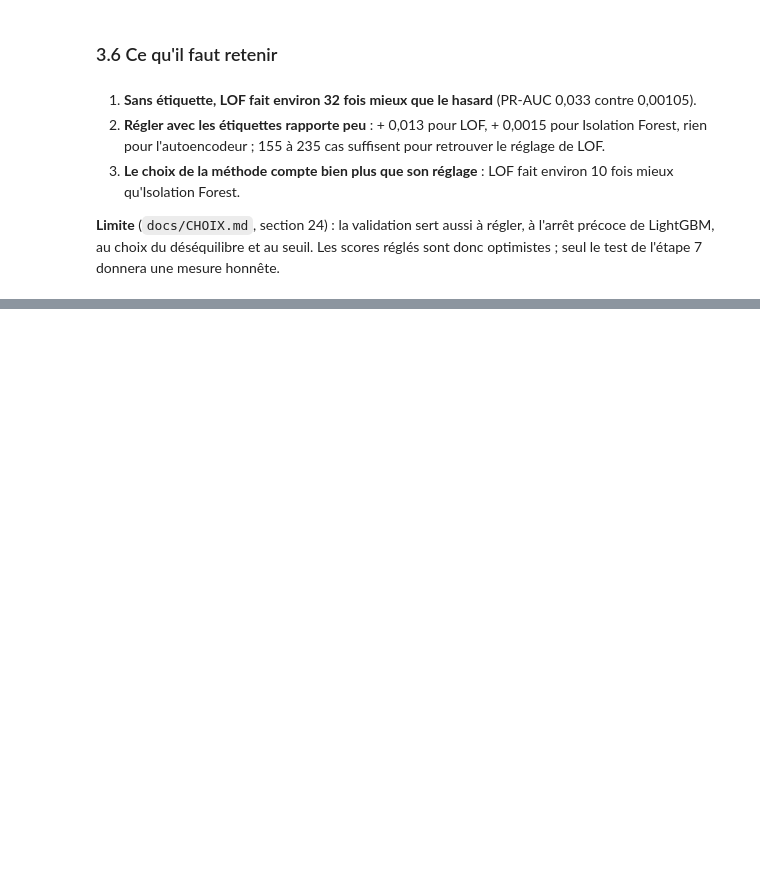
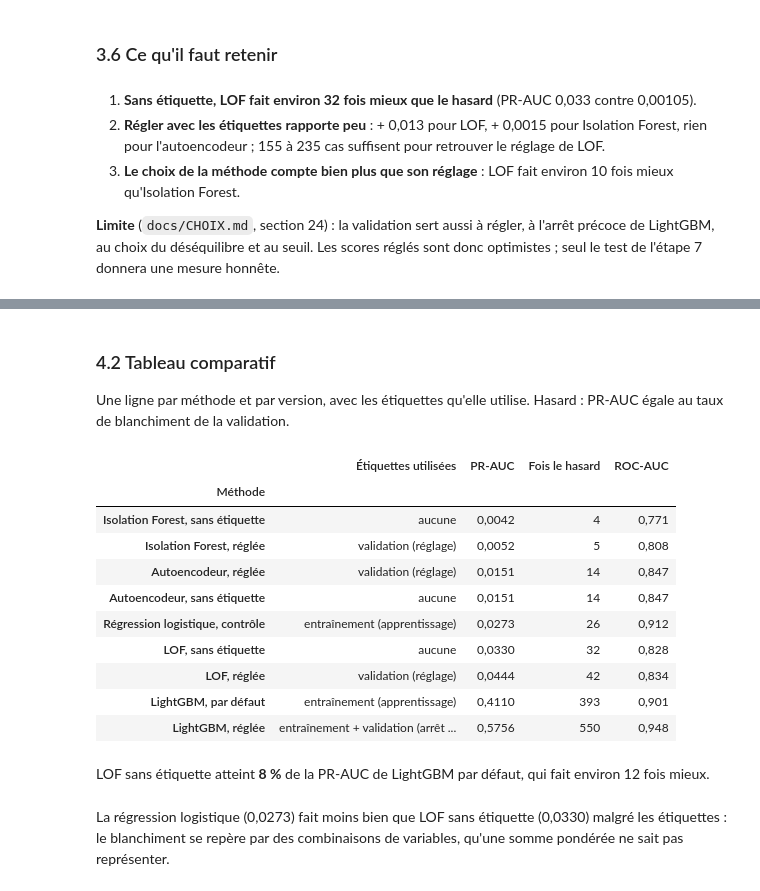
Before and after one commit to aljene307/aml-detection-xai, a Jupyter notebook: notebooks/projet_aml.ipynb, the cells around one changed output, grey strips where cells are left out. Cells and saved outputs as stored; diff of their text form; code cells hidden in the pictures; blank space fills up the shorter version.

```diff
--- a/notebooks/projet_aml.ipynb
+++ b/notebooks/projet_aml.ipynb
@@ -1120,0 +1140,21 @@ note(
+# %%
+supervise = [json.loads(l) for l in (MEASURES_DIR / "supervise.jsonl").read_text(encoding="utf-8").splitlines() if l]
+desequilibre = lire("desequilibre.json")
+NOMS_OPTIONS = {"aucun": "aucun traitement", "poids": "poids", "sous_echantillonnage": "sous-échantillonnage"}
+gagnes = {c["option"]: c["part_des_tirages_meilleure"] for c in desequilibre["comparaisons"]}
+lignes = {}
+for r in supervise:
+    if r["phase"] == "desequilibre":
+        bas, haut = desequilibre["pr_auc_intervalle_95"][r["option"]]
+        lignes[NOMS_OPTIONS[r["option"]]] = {
+            "Lignes apprises": fr(r["lignes"], 0),
+            "PR-AUC": fr(r["pr_auc"], 4),
+            "Intervalle à 95 %": f"{fr(bas, 3)} à {fr(haut, 3)}",
+            "ROC-AUC": fr(r["roc_auc"], 3),
+            "Tirages où l'option bat la précédente retenue": "—" if r["option"] == "aucun"
+            else f"{fr(100 * gagnes[r['option']], 0)} %",
+        }
+display(pd.DataFrame(lignes).T)
+note(f"Option retenue : **{NOMS_OPTIONS[desequilibre['retenue']]}**. Avec les poids, la PR-AUC "
+     "s'effondre alors que la ROC-AUC reste élevée : la ROC-AUC ne voit pas les fausses alertes "
+     "accumulées en tête du classement.")
@@ -1120,0 +1167,43 @@ note(
+# %% [markdown]
+### 4.2 Tableau comparatif
+
+Une ligne par méthode et par version, avec les étiquettes qu'elle utilise. Hasard : PR-AUC égale au
+taux de blanchiment de la validation.
+# %%
+tableau_sup = lire("supervise_tableau.json")
+VERSIONS_FR = {"sans_etiquette": "sans étiquette", "reglee": "réglée", "par_defaut": "par défaut",
+               "controle": "contrôle"}
+comparatif = pd.DataFrame([
+    {
+        "Méthode": f"{r['methode']}, {VERSIONS_FR[r['version']]}",
+        "Étiquettes utilisées": r["etiquettes"],
+        "PR-AUC": r["pr_auc"],
+        "Fois le hasard": r["fois_le_hasard"],
+        "ROC-AUC": r["roc_auc"],
+    }
+    for r in tableau_sup["lignes"]
+]).sort_values("PR-AUC").set_index("Méthode")
+display(comparatif.style.format({"PR-AUC": lambda v: fr(v, 4), "Fois le hasard": lambda v: fr(v, 0),
+                                 "ROC-AUC": lambda v: fr(v, 3)}))
+lgbm = next(r for r in tableau_sup["lignes"] if r["methode"] == "LightGBM" and r["version"] == "par_defaut")
+logit = next(r for r in tableau_sup["lignes"] if r["version"] == "controle")
+lof_ref = tableau_sup["reference_lof"]["sans_etiquette"]
+note(f"LOF sans étiquette atteint **{fr(100 * lof_ref / lgbm['pr_auc'], 0)} %** de la PR-AUC de LightGBM par "
+     f"défaut, qui fait environ {fr(lgbm['pr_auc'] / lof_ref, 0)} fois mieux.")
+note(f"La régression logistique ({fr(logit['pr_auc'], 4)}) fait moins bien que LOF sans étiquette "
+     f"({fr(lof_ref, 4)}) malgré les étiquettes : le blanchiment se repère par des combinaisons de "
+     "variables, qu'une somme pondérée ne sait pas représenter.")
+# %% [output]
+|  | Étiquettes utilisées | PR-AUC | Fois le hasard | ROC-AUC |
+| Méthode |  |  |  |  |
+| Isolation Forest, sans étiquette | aucune | 0,0042 | 4 | 0,771 |
+| Isolation Forest, réglée | validation (réglage) | 0,0052 | 5 | 0,808 |
+| Autoencodeur, réglée | validation (réglage) | 0,0151 | 14 | 0,847 |
+| Autoencodeur, sans étiquette | aucune | 0,0151 | 14 | 0,847 |
+| Régression logistique, contrôle | entraînement (apprentissage) | 0,0273 | 26 | 0,912 |
+| LOF, sans étiquette | aucune | 0,0330 | 32 | 0,828 |
+| LOF, réglée | validation (réglage) | 0,0444 | 42 | 0,834 |
+| LightGBM, par défaut | entraînement (apprentissage) | 0,4110 | 393 | 0,901 |
+| LightGBM, réglée | entraînement + validation (arrêt ... | 0,5756 | 550 | 0,948 |
+LOF sans étiquette atteint **8 %** de la PR-AUC de LightGBM par défaut, qui fait environ 12 fois mieux.
+La régression logistique (0,0273) fait moins bien que LOF sans étiquette (0,0330) malgré les étiquettes : le blanchiment se repère par des combinaisons de variables, qu'une somme pondérée ne sait pas représenter.
```
Also changed, not shown: parts of 8 cells of this notebook, 1 other file.
